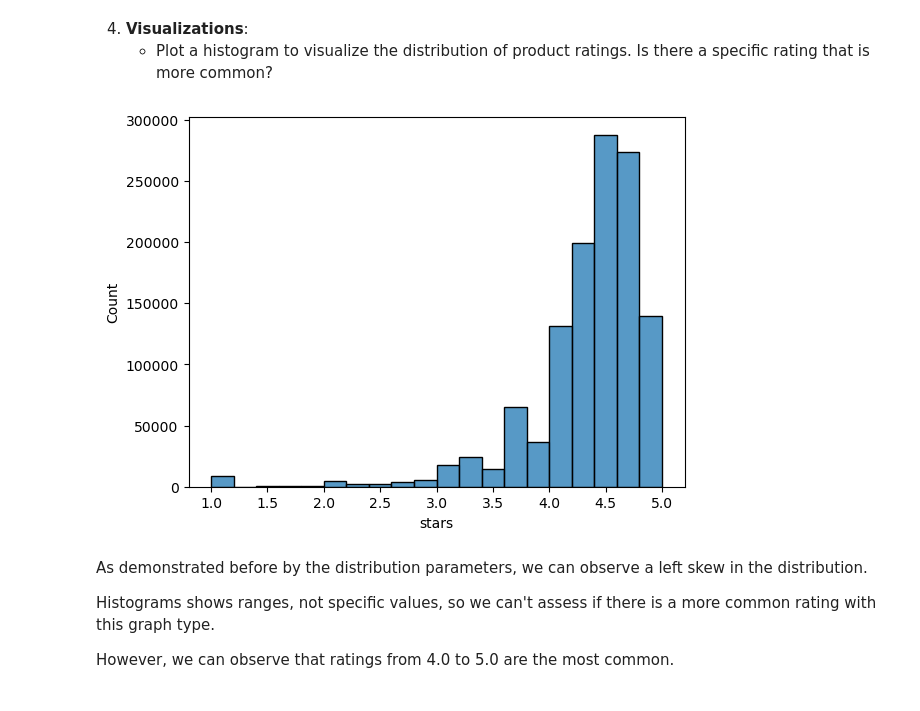
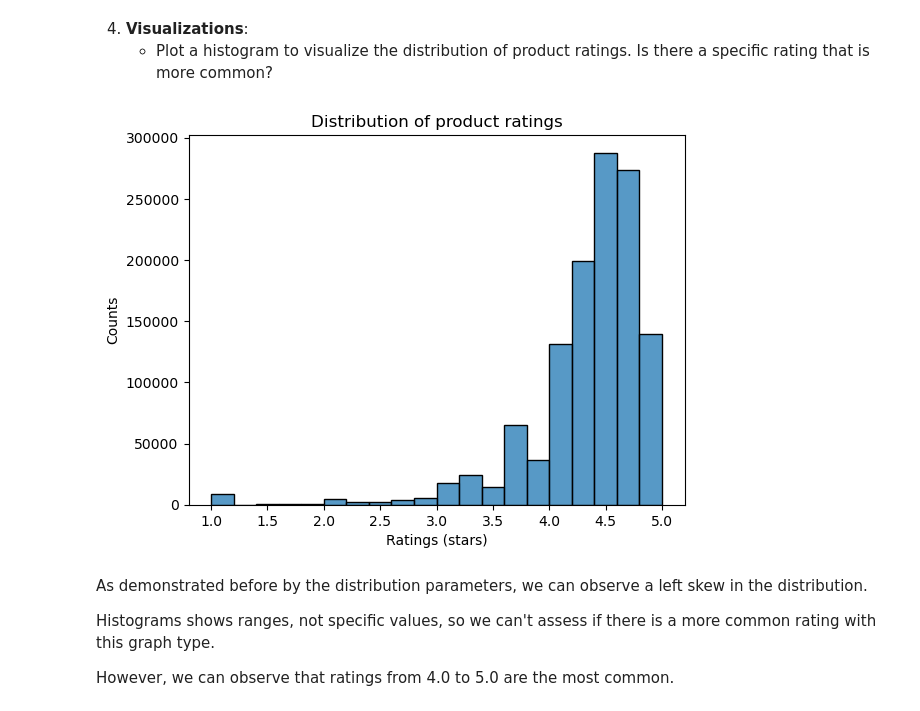
Before and after one commit to brunojrg/lab-eda-univariate, a Jupyter notebook: main.ipynb, the cells around one changed output. Cells and saved outputs as stored; diff of their text form; code cells hidden in the pictures.

```diff
--- a/main.ipynb
+++ b/main.ipynb
@@ -339,6 +357,6 @@ df.shape
 (2443651, 9)
 # %%
 df3 = df.drop(df[df["stars"] == 0.0].index)
-df3.reset_index()
+df3 = df3.reset_index()
 df3
 # %% [output]
@@ -415,9 +432,12 @@ A kurtosis value > 3.0 indicates a leptokurtic distribution.
     - Plot a histogram to visualize the distribution of product ratings. Is there a specific rating that is more common?
 # %%
 sns.histplot(df3["stars"], bins=20)
+plt.xlabel("Ratings (stars)")
+plt.ylabel("Counts")
+plt.title("Distribution of product ratings")
 plt.show()
 # %% [output]
-[figure, old version]
+[figure, new version]
 # %% [markdown]
 As demonstrated before by the distribution parameters, we can observe a left skew in the distribution.
 
```
Also changed, not shown: parts of 15 cells of this notebook.
